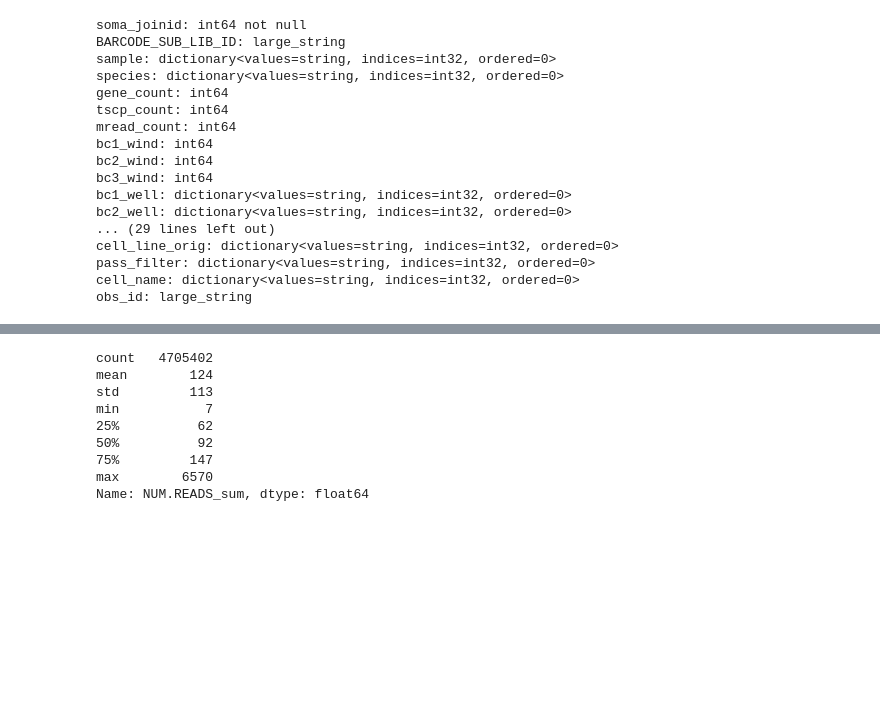
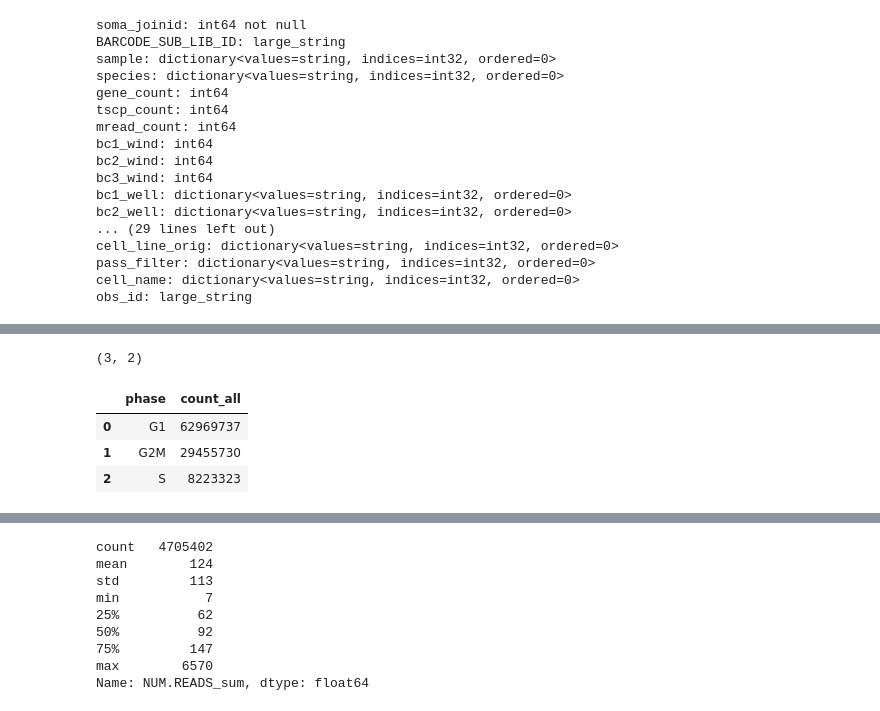
Before and after one commit to bioinfo-tsukuba/scRecounter, a Jupyter notebook: notebooks/tiledb/tahoe-100.ipynb, the cells around one changed output, grey strips where cells are left out. Drawn from its saved outputs; the diff is of its cells as text; code cells hidden in the pictures; blank space fills up the shorter version.

```diff
--- a/notebooks/tiledb/tahoe-100.ipynb
+++ b/notebooks/tiledb/tahoe-100.ipynb
@@ -132,0 +168,20 @@ p
+# %%
+# cells per phase
+with tiledbsoma.Experiment.open(db_uri) as exp:
+    df = (
+        exp.obs.read(column_names=["phase"])
+        .concat()
+        .group_by(["phase"])
+        .aggregate([
+            ([], 'count_all'),
+        ])
+        .to_pandas()
+    )
+print(df.shape)
+df.head()
+# %% [output]
+(3, 2)
+|  | phase | count_all |
+| 0 | G1 | 62969737 |
+| 1 | G2M | 29455730 |
+| 2 | S | 8223323 |
```
Also changed, not shown: parts of 16 cells of this notebook.
